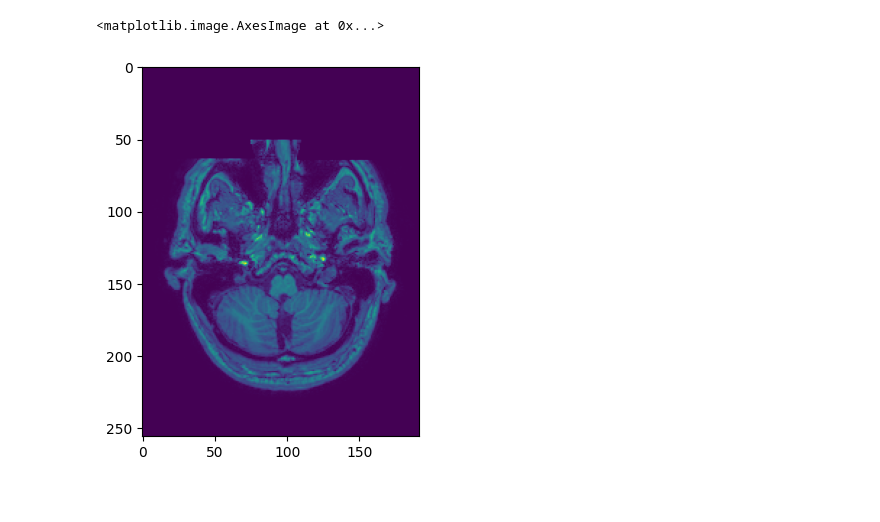
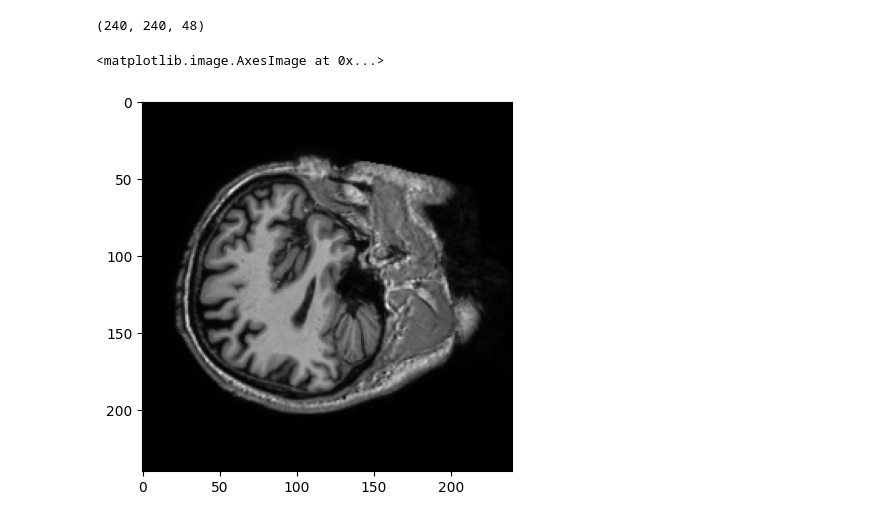
Before and after one commit to josegabjimenez/proyecto-procesamiento-imagenes, a Jupyter notebook: notebooks/register/register.ipynb, the cells around one changed output. Saved outputs shown, nothing was run; the diff lists cells and outputs as text; code cells hidden in the pictures.

Commit message:
feat: add regitration algorithm with SimpleITK

```diff
--- a/notebooks/register/register.ipynb
+++ b/notebooks/register/register.ipynb
@@ -9,4 +15,20 @@ moving_image = sitk.ReadImage("../../images/1/T1.nii.gz")
 # %%
+# fixed_image = sitk.ReadImage("../../images/1/FLAIR.nii.gz")
+# moving_image = sitk.ReadImage("../../images/1/T1.nii.gz")
+image_data_FLAIRR = nib.load('../../images/1/FLAIR.nii.gz').get_fdata()
+image_data_T1 = nib.load('../../images/1/T1.nii.gz').get_fdata()
+
+# KMEANS
+# image_data_T1 = k_means(image_data_T1, 3, 3)
+
+# # Convertir las matrices tridimensionales en imágenes SimpleITK
+fixed_image = sitk.GetImageFromArray(image_data_FLAIRR.astype(np.float32))
+moving_image = sitk.GetImageFromArray(image_data_T1.astype(np.float32))
+
+# # Permute the axes of the array to match SimpleITK conventions
+fixed_image = sitk.PermuteAxes(fixed_image, [2, 1, 0])
+moving_image = sitk.PermuteAxes(moving_image, [2, 1, 0])
+
 # Configurar registro
 registration_method = sitk.ImageRegistrationMethod()
 
@@ -15,7 +37,9 @@ registration_method.SetMetricAsMeanSquares()
 registration_method.SetMetricSamplingStrategy(registration_method.RANDOM)
 registration_method.SetMetricSamplingPercentage(0.01)
 
-# Configurar el transformador
+
+
+# Configurar el transformador Rígido
 initial_transform = sitk.CenteredTransformInitializer(fixed_image,
                                                       moving_image,
                                                       sitk.Euler3DTransform(),
@@ -33,19 +57,19 @@ registration_method.SetOptimizerScalesFromPhysicalShift()
 final_transform = registration_method.Execute(fixed_image, moving_image)
 
 # Aplica la transformación a la imagen movida
-registered_image = sitk.Resample(moving_image, fixed_image, final_transform, sitk.sitkLinear, 0.0)
+registered_image = sitk.Resample(moving_image, fixed_image, final_transform, sitk.sitkBSpline, 0.0, moving_image.GetPixelID())
 
 # Convert SimpleITK image to NumPy array
 registered_array = sitk.GetArrayFromImage(registered_image)
 
+# Permute the axes of the array to match the NIfTI convention
+registered_array = np.transpose(registered_array, (2, 1, 0))
+
 # # Create an identity affine matrix
-# affine_matrix = np.eye(4)
+affine_matrix = np.eye(4)
 
 # # Create a NIfTI image using the NumPy array and the affine matrix
-# nifti_image = nib.Nifti1Image(registered_array, affine_matrix)
+nifti_image = nib.Nifti1Image(registered_array, affine_matrix)
 
 # # Save the NIfTI image to a file
-# nib.save(nifti_image, 'registered_image.nii.gz')
-
-# # Guarda la imagen registrada
-# sitk.WriteImage(registered_image, "imagen_registrada.nii")
+nib.save(nifti_image, 'registered_image.nii.gz')
@@ -67,5 +211,10 @@ plt.imshow(image_data_FLAIRR[:, :, 24])
-# %%
-plt.imshow(image_data_T1[:, 150, :])
-# %% [output]
-<matplotlib.image.AxesImage at 0x...>
-[figure, removed]
+# %%
+print(registered_array.shape)
+plt.imshow(registered_array[:, :, 1], cmap='gray')
+
+# print(image_data.shape)
+# plt.imshow(image_data[:, :, 47], cmap='gray')
+# %% [output]
+(240, 240, 48)
+<matplotlib.image.AxesImage at 0x...>
+[figure, added]
```
Also changed, not shown: parts of 15 cells of this notebook, 6 other files.
